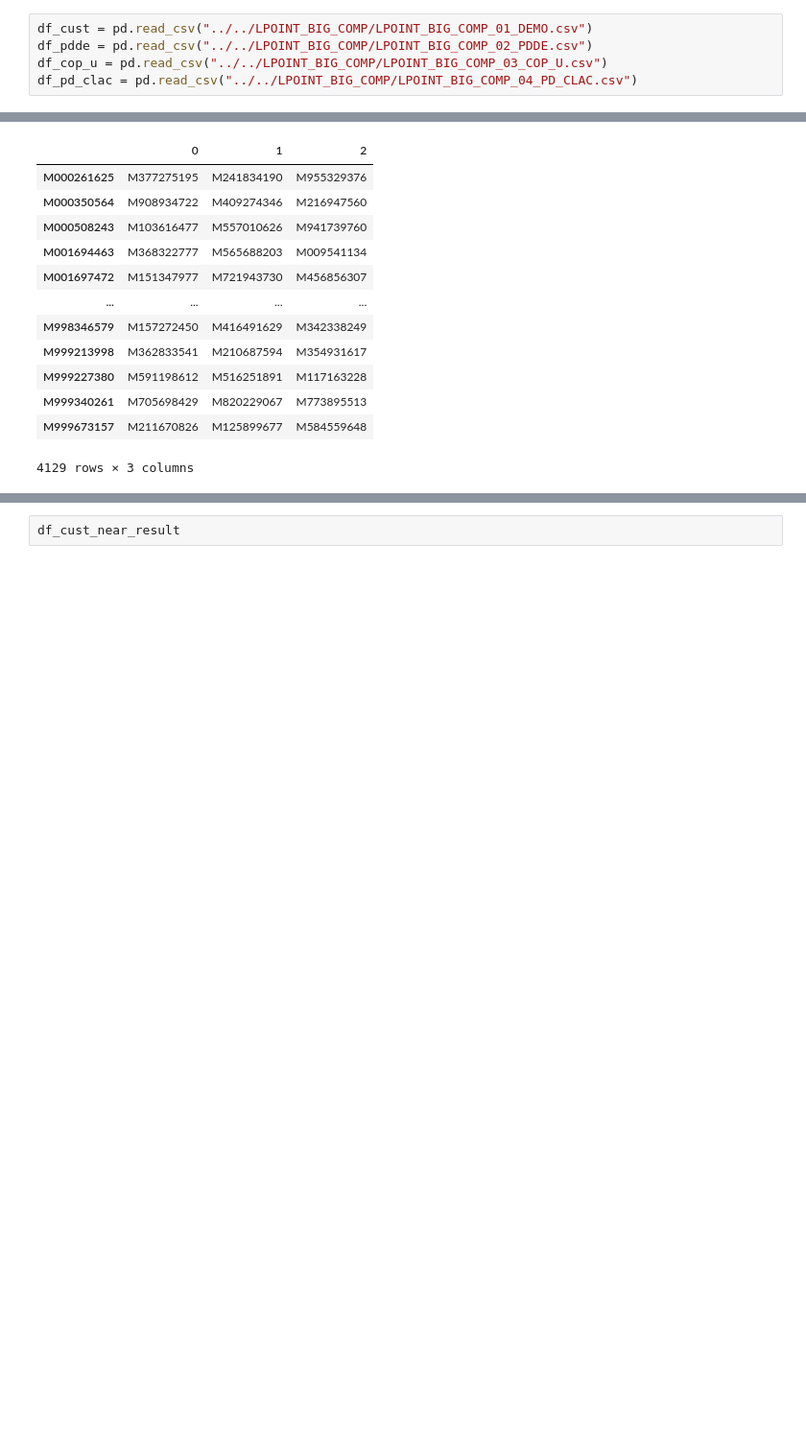
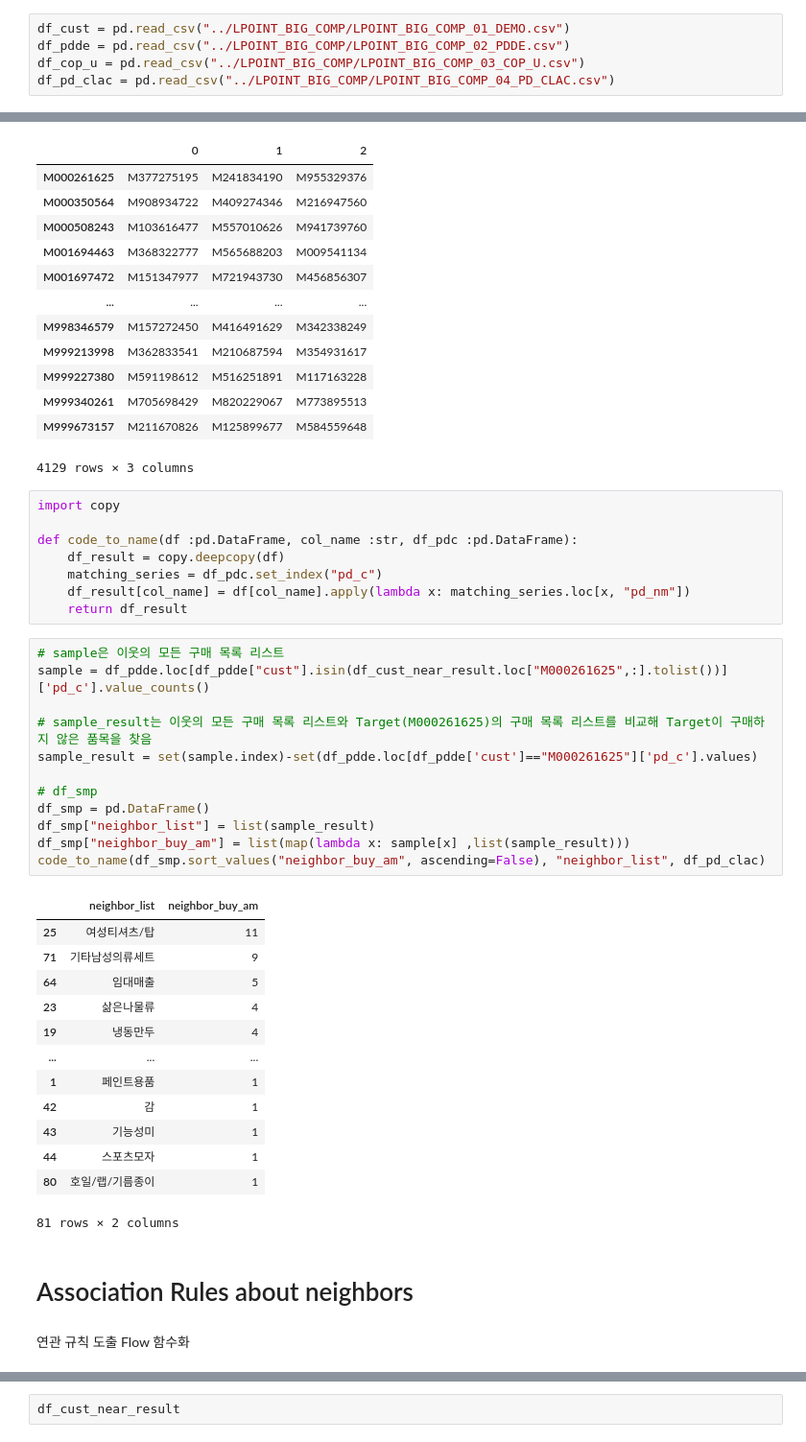
Before and after one commit to osy5882/Lpoint_competition, a Jupyter notebook: domain_clustering/Domain_cluster_by_8.ipynb, the cells around one changed output, grey strips where cells are left out. Shown at 96% size. Drawn from its saved outputs; the diff is of its cells as text; blank space fills up the shorter version.

Commit message:
domain clustering 8 to make association rules

```diff
--- a/domain_clustering/Domain_cluster_by_8.ipynb
+++ b/domain_clustering/Domain_cluster_by_8.ipynb
@@ -22,10 +22,10 @@ pd.set_option("display.max_columns", 10)
 # %% [markdown]
 ## data load
 # %%
-df_cust = pd.read_csv("../../LPOINT_BIG_COMP/LPOINT_BIG_COMP_01_DEMO.csv")
-df_pdde = pd.read_csv("../../LPOINT_BIG_COMP/LPOINT_BIG_COMP_02_PDDE.csv")
-df_cop_u = pd.read_csv("../../LPOINT_BIG_COMP/LPOINT_BIG_COMP_03_COP_U.csv")
-df_pd_clac = pd.read_csv("../../LPOINT_BIG_COMP/LPOINT_BIG_COMP_04_PD_CLAC.csv")
+df_cust = pd.read_csv("../LPOINT_BIG_COMP/LPOINT_BIG_COMP_01_DEMO.csv")
+df_pdde = pd.read_csv("../LPOINT_BIG_COMP/LPOINT_BIG_COMP_02_PDDE.csv")
+df_cop_u = pd.read_csv("../LPOINT_BIG_COMP/LPOINT_BIG_COMP_03_COP_U.csv")
+df_pd_clac = pd.read_csv("../LPOINT_BIG_COMP/LPOINT_BIG_COMP_04_PD_CLAC.csv")
 # %% [markdown]
 ## Function
 # %%
@@ -244,3 +256,41 @@ df_cust_near_result
 | M999340261 | M705698429 | M820229067 | M773895513 |
 | M999673157 | M211670826 | M125899677 | M584559648 |
 4129 rows × 3 columns
+# %%
+import copy
+
+def code_to_name(df :pd.DataFrame, col_name :str, df_pdc :pd.DataFrame):
+    df_result = copy.deepcopy(df)
+    matching_series = df_pdc.set_index("pd_c")
+    df_result[col_name] = df[col_name].apply(lambda x: matching_series.loc[x, "pd_nm"])
+    return df_result
+# %%
+# sample은 이웃의 모든 구매 목록 리스트
+sample = df_pdde.loc[df_pdde["cust"].isin(df_cust_near_result.loc["M000261625",:].tolist())]['pd_c'].value_counts()
+
+# sample_result는 이웃의 모든 구매 목록 리스트와 Target(M000261625)의 구매 목록 리스트를 비교해 Target이 구매하지 않은 품목을 찾음
+sample_result = set(sample.index)-set(df_pdde.loc[df_pdde['cust']=="M000261625"]['pd_c'].values)
+
+# df_smp
+df_smp = pd.DataFrame()
+df_smp["neighbor_list"] = list(sample_result)
+df_smp["neighbor_buy_am"] = list(map(lambda x: sample[x] ,list(sample_result)))
+code_to_name(df_smp.sort_values("neighbor_buy_am", ascending=False), "neighbor_list", df_pd_clac)
+# %% [output]
+|  | neighbor_list | neighbor_buy_am |
+| 25 | 여성티셔츠/탑 | 11 |
+| 71 | 기타남성의류세트 | 9 |
+| 64 | 임대매출 | 5 |
+| 23 | 삶은나물류 | 4 |
+| 19 | 냉동만두 | 4 |
+| ... | ... | ... |
+| 1 | 페인트용품 | 1 |
+| 42 | 감 | 1 |
+| 43 | 기능성미 | 1 |
+| 44 | 스포츠모자 | 1 |
+| 80 | 호일/랩/기름종이 | 1 |
+81 rows × 2 columns
+# %% [markdown]
+# Association Rules about neighbors
+# %% [markdown]
+연관 규칙 도출 Flow 함수화
```
Also changed, not shown: parts of 10 cells of this notebook.
